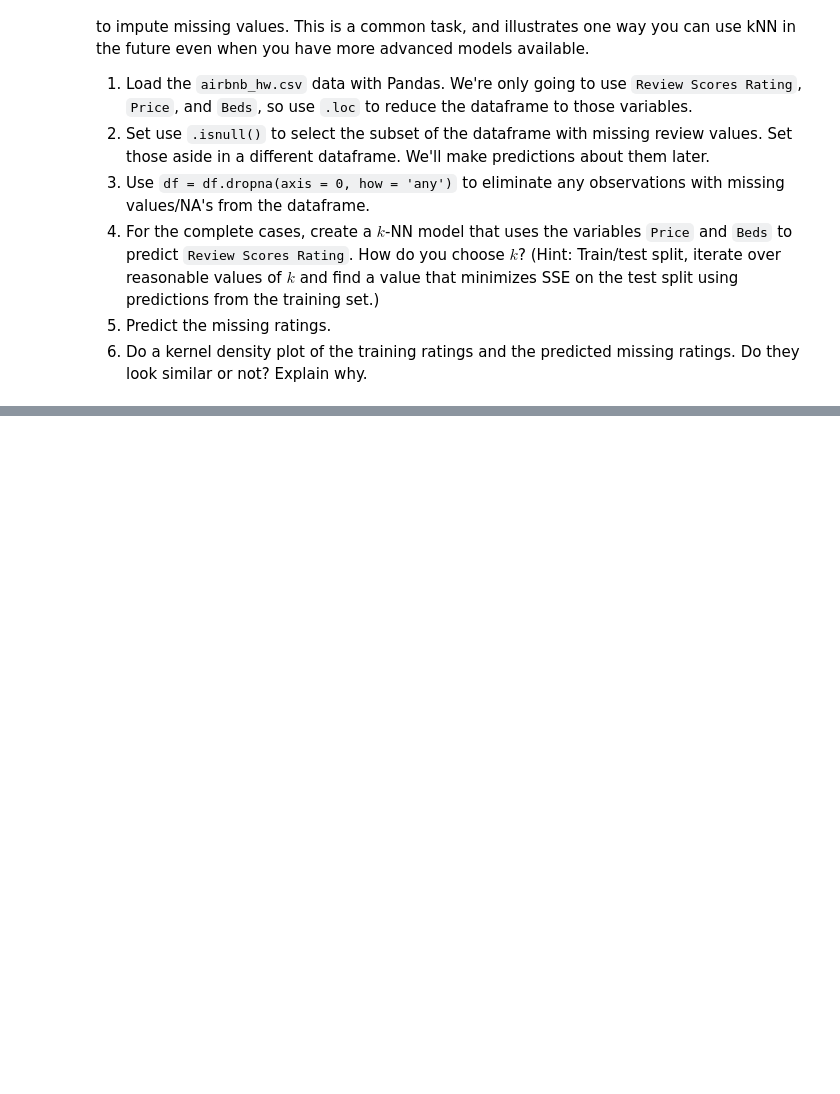
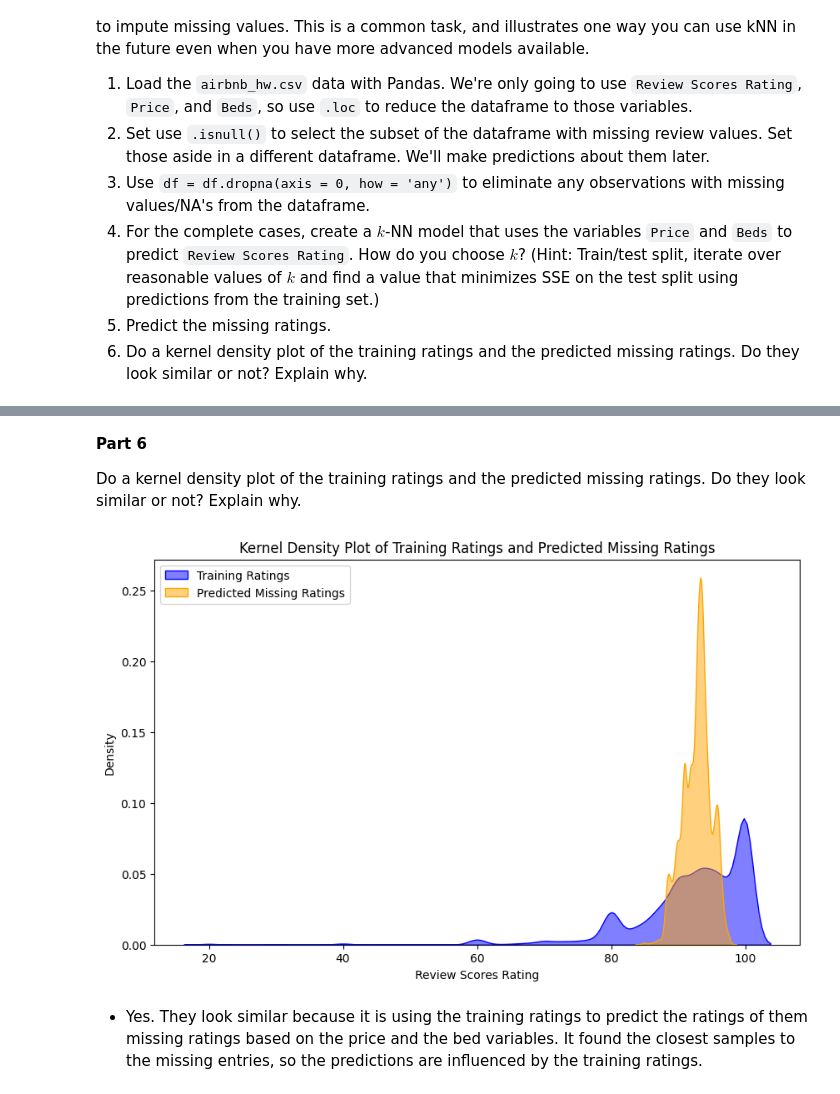
Before and after one commit to isaactabor21/knn, a Jupyter notebook: assignment/assignment_knn.ipynb, the cells around one changed output, grey strips where cells are left out. Drawn from its saved outputs; the diff is of its cells as text; code cells hidden in the pictures; blank space fills up the shorter version.

```diff
--- a/assignment/assignment_knn.ipynb
+++ b/assignment/assignment_knn.ipynb
@@ -144,0 +226,4 @@ There are 30,478 observations, but only 22,155 ratings. We're going to build a k
+# %%
+airbnb['Price'] = airbnb['Price'].str.replace(',', '', regex=False)
+airbnb['Price'] = pd.to_numeric(airbnb['Price'], errors='coerce')
+airbnb['Price'].unique()
@@ -144,0 +324,3 @@ There are 30,478 observations, but only 22,155 ratings. We're going to build a k
+# %%
+missing_reviews['Price'] = missing_reviews['Price'].str.replace(',', '', regex=False)
+missing_reviews['Price'] = pd.to_numeric(missing_reviews['Price'], errors='coerce')
@@ -144,0 +335,2 @@ There are 30,478 observations, but only 22,155 ratings. We're going to build a k
+# %%
+missing_reviews = missing_reviews.dropna(subset=['Beds'])
@@ -144,0 +341,19 @@ There are 30,478 observations, but only 22,155 ratings. We're going to build a k
+# %%
+# Separate the features from the missing_reviews DataFrame
+X_missing = missing_reviews[['Price', 'Beds']]
+
+# Normalize the missing cases using the same maxmin function
+X_missing = X_missing.apply(maxmin)
+
+# Train the k-NN model using the optimal k
+optimal_model = KNeighborsRegressor(n_neighbors=48) # k_star above was 48
+optimal_model.fit(X_train, y_train)
+
+# Predict the ratings for the missing reviews
+predicted_missing_ratings = optimal_model.predict(X_missing)
+
+# Add the predictions to the missing_reviews DataFrame
+missing_reviews['Predicted Review Scores Rating'] = predicted_missing_ratings
+
+# Now, you can inspect the missing_reviews DataFrame with the predicted ratings
+missing_reviews
@@ -144,0 +374,23 @@ There are 30,478 observations, but only 22,155 ratings. We're going to build a k
+# %% [markdown]
+**Part 6**
+
+Do a kernel density plot of the training ratings and the predicted missing ratings. Do they look similar or not? Explain why.
+# %%
+import seaborn as sns
+import matplotlib.pyplot as plt
+
+# Kernel density plot
+plt.figure(figsize=(10, 6))
+sns.kdeplot(y_train, label='Training Ratings', color='blue', fill=True, alpha=0.5)
+sns.kdeplot(predicted_missing_ratings, label='Predicted Missing Ratings', color='orange', fill=True, alpha=0.5)
+plt.title('Kernel Density Plot of Training Ratings and Predicted Missing Ratings')
+plt.xlabel('Review Scores Rating')
+plt.ylabel('Density')
+plt.legend()
+plt.show()
+# %% [output]
+[figure, added]
+# %% [markdown]
+
+
+*   Yes. They look similar because it is using the training ratings to predict the ratings of them missing ratings based on the price and the bed variables. It found the closest samples to the missing entries, so the predictions are influenced by the training ratings.
```
Also changed, not shown: parts of 21 cells of this notebook.
